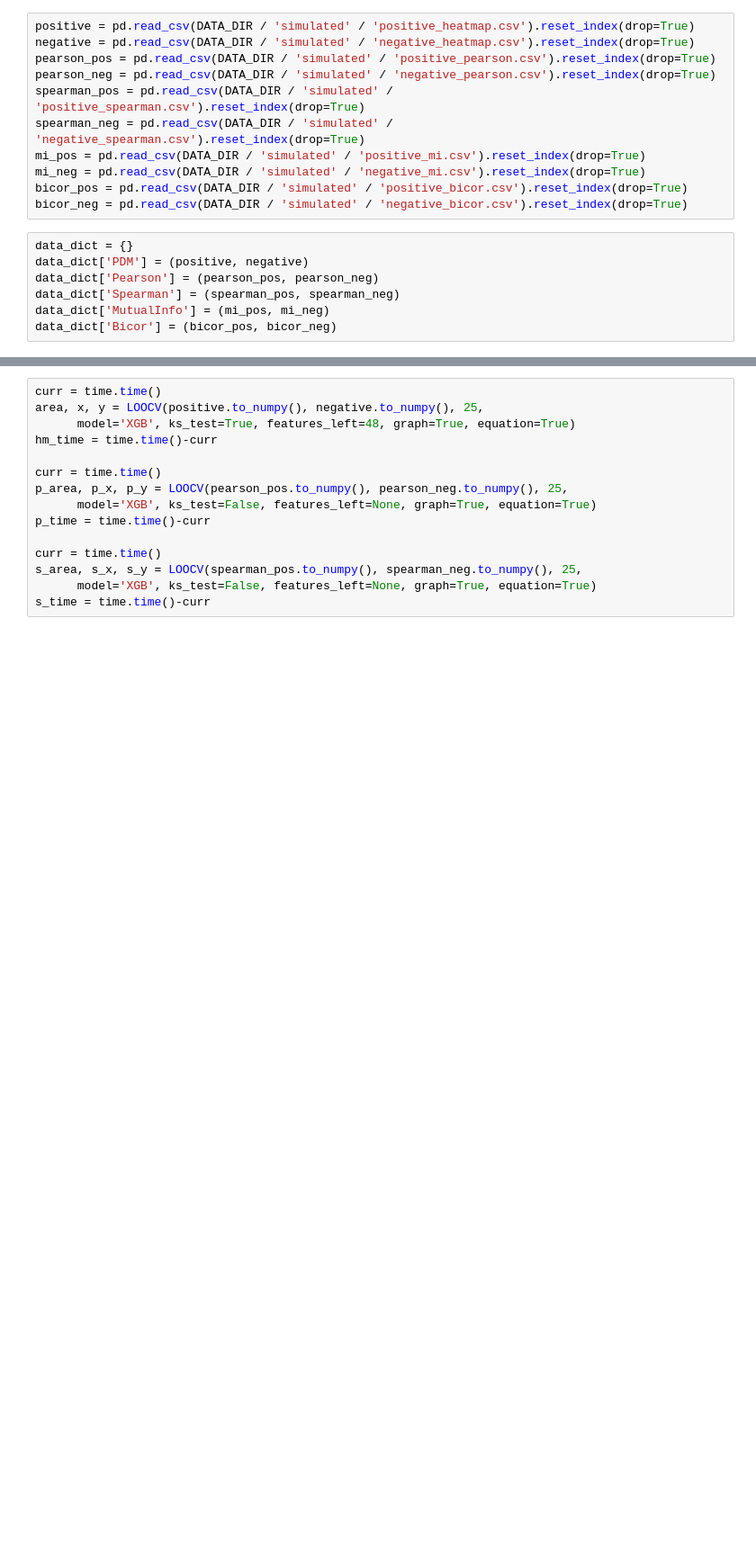
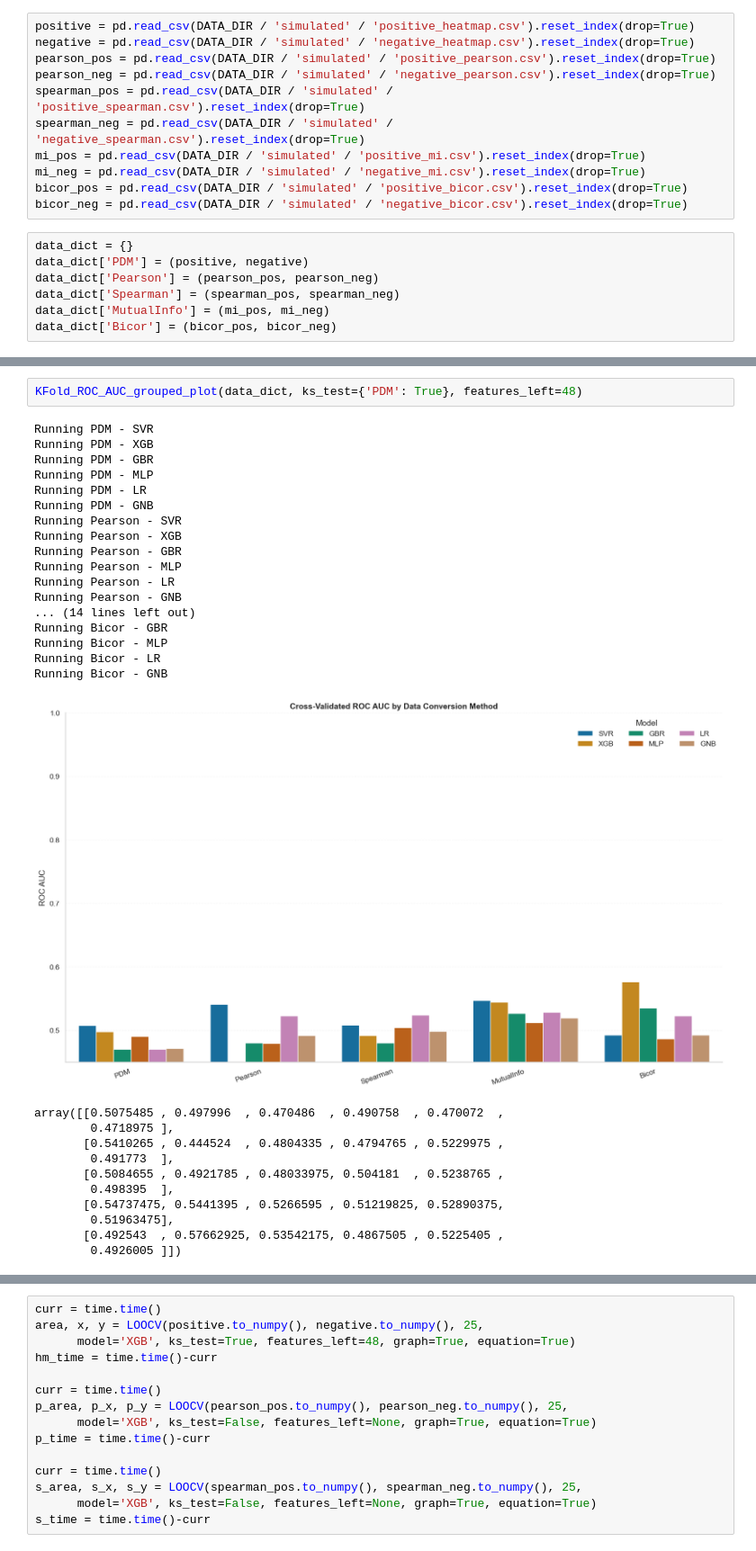
Before and after one commit to justinx1229/pdm_learn, a Jupyter notebook: notebooks/simulation/Machine Learning Sim.ipynb, the cells around one changed output, grey strips where cells are left out. Shown at 90% size. Saved outputs shown, nothing was run; the diff lists cells and outputs as text; blank space fills up the shorter version.

```diff
--- a/notebooks/simulation/Machine Learning Sim.ipynb
+++ b/notebooks/simulation/Machine Learning Sim.ipynb
@@ -110,3 +84,34 @@ array([[0.78830458, 0.67871906, 0.66621019, 0.77836608, 0.64692265,
+# %%
+KFold_ROC_AUC_grouped_plot(data_dict, ks_test={'PDM': True}, features_left=48)
+# %% [output]
+Running PDM - SVR
+Running PDM - XGB
+Running PDM - GBR
+Running PDM - MLP
+Running PDM - LR
+Running PDM - GNB
+Running Pearson - SVR
+Running Pearson - XGB
+Running Pearson - GBR
+Running Pearson - MLP
+Running Pearson - LR
+Running Pearson - GNB
+... (14 lines left out)
+Running Bicor - GBR
+Running Bicor - MLP
+Running Bicor - LR
+Running Bicor - GNB
+[figure, added]
+array([[0.5075485 , 0.497996  , 0.470486  , 0.490758  , 0.470072  ,
+        0.4718975 ],
+       [0.5410265 , 0.444524  , 0.4804335 , 0.4794765 , 0.5229975 ,
+        0.491773  ],
+       [0.5084655 , 0.4921785 , 0.48033975, 0.504181  , 0.5238765 ,
+        0.498395  ],
+       [0.54737475, 0.5441395 , 0.5266595 , 0.51219825, 0.52890375,
+        0.51963475],
+       [0.492543  , 0.57662925, 0.53542175, 0.4867505 , 0.5225405 ,
+        0.4926005 ]])
 # %%
 curr = time.time()
 area, x, y = KFold_PR(positive.to_numpy(), negative.to_numpy(), 25,
```
Also changed, not shown: parts of 5 cells of this notebook, 7 other files.
